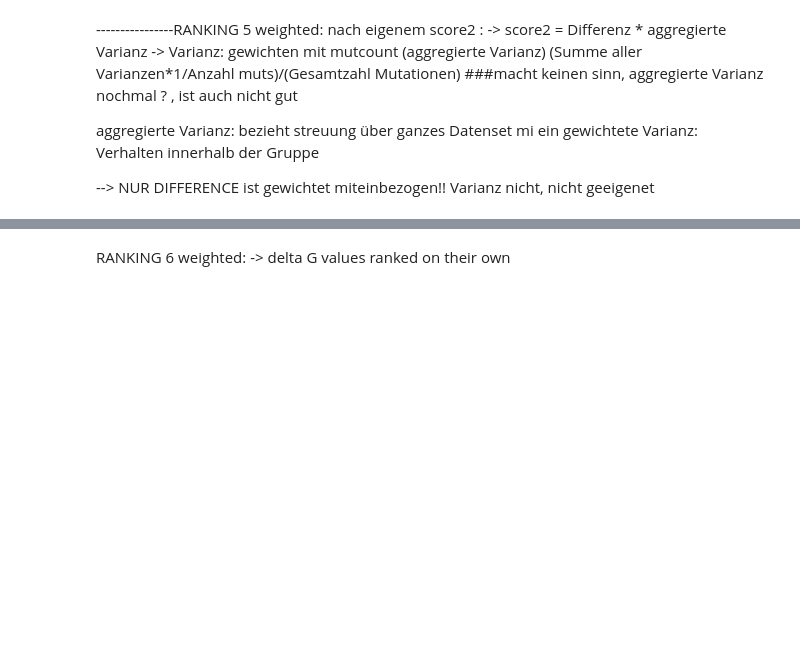
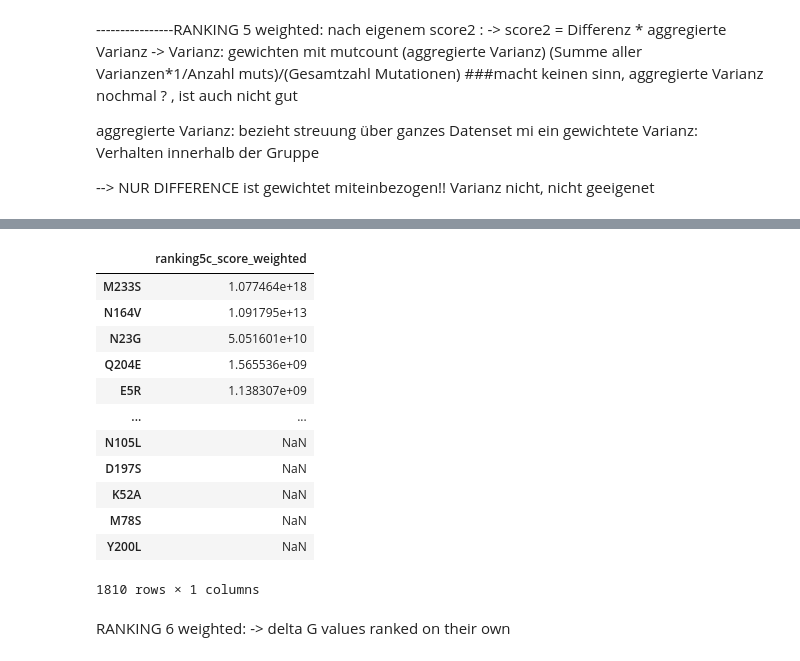
Before and after one commit to datascience-mobi-2023/topic02_team03, a Jupyter notebook: Epistasis Analysis/Rankings/jupyter notebooks/weighted rankings.ipynb, the cells around one changed output, grey strips where cells are left out. Drawn from its saved outputs; the diff is of its cells as text; code cells hidden in the pictures; blank space fills up the shorter version.

```diff
--- a/Epistasis Analysis/Rankings/jupyter notebooks/weighted rankings.ipynb
+++ b/Epistasis Analysis/Rankings/jupyter notebooks/weighted rankings.ipynb
@@ -413,3 +589,26 @@ print(ranking5_weighted1)
+# %%
+list_ranking5c_weighted = []
+for i in all_possible_mutations:
+
+    score_ranking5c_weighted = (all_differences_means_weighted.loc[i].values[0] * df_wie_oft_muts_insg.loc[i].values[0]* 51714) / (mean_variances_per_mutations.loc[i].values[0])
+    list_ranking5c_weighted.append(score_ranking5c_weighted)
+ranking5c_unsorted_weighted = pd.DataFrame(list_ranking5c_weighted, index=all_possible_mutations, columns=['ranking5c_score_weighted'])
+ranking5c_weighted = ranking5c_unsorted_weighted.sort_values(by='ranking5c_score_weighted', ascending= False)
+ranking5c_weighted
+# %% [output]
+|  | ranking5c_score_weighted |
+| M233S | 1.077464e+18 |
+| N164V | 1.091795e+13 |
+| N23G | 5.051601e+10 |
+| Q204E | 1.565536e+09 |
+| E5R | 1.138307e+09 |
+| ... | ... |
+| N105L | NaN |
+| D197S | NaN |
+| K52A | NaN |
+| M78S | NaN |
+| Y200L | NaN |
+1810 rows × 1 columns
 # %%
 TOP_MUTANTS = ['V163A', 'K166Q', 'V68M', 'E172A', 'A206V', 'T43N', 'H25Q', 'S205T', 'E6K', 'T62S', 'I171V', 'T203I', 'Y39N', 'E111V', 'E32A']
 
```
Also changed, not shown: parts of 18 cells of this notebook.
